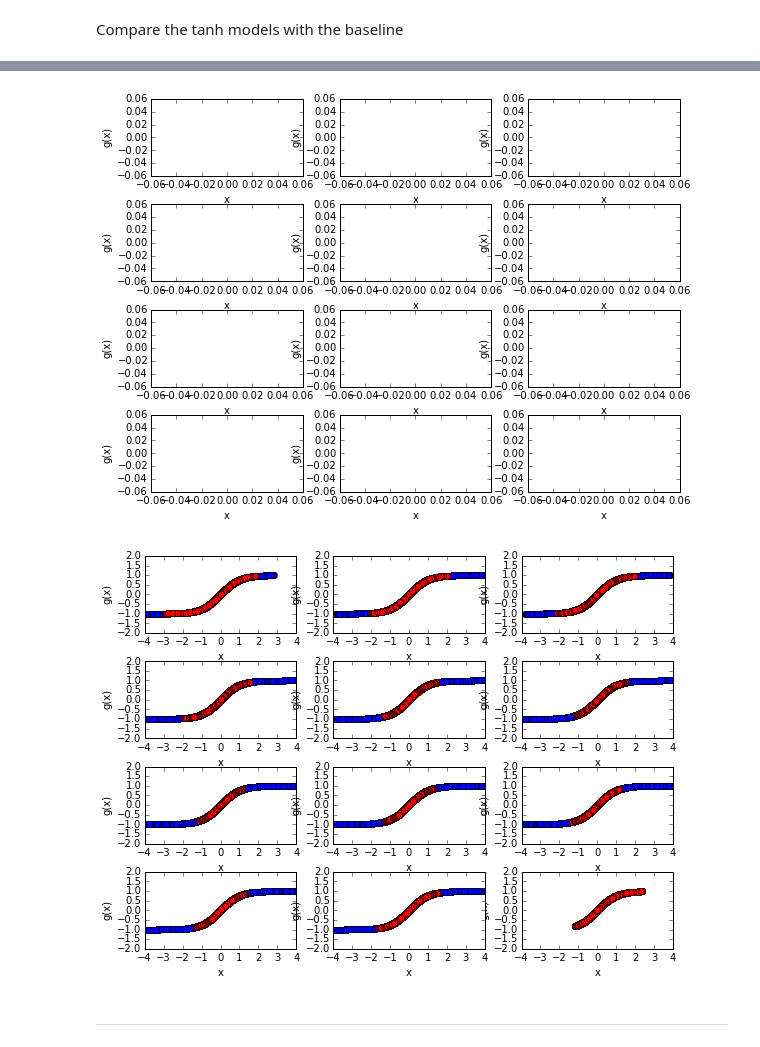
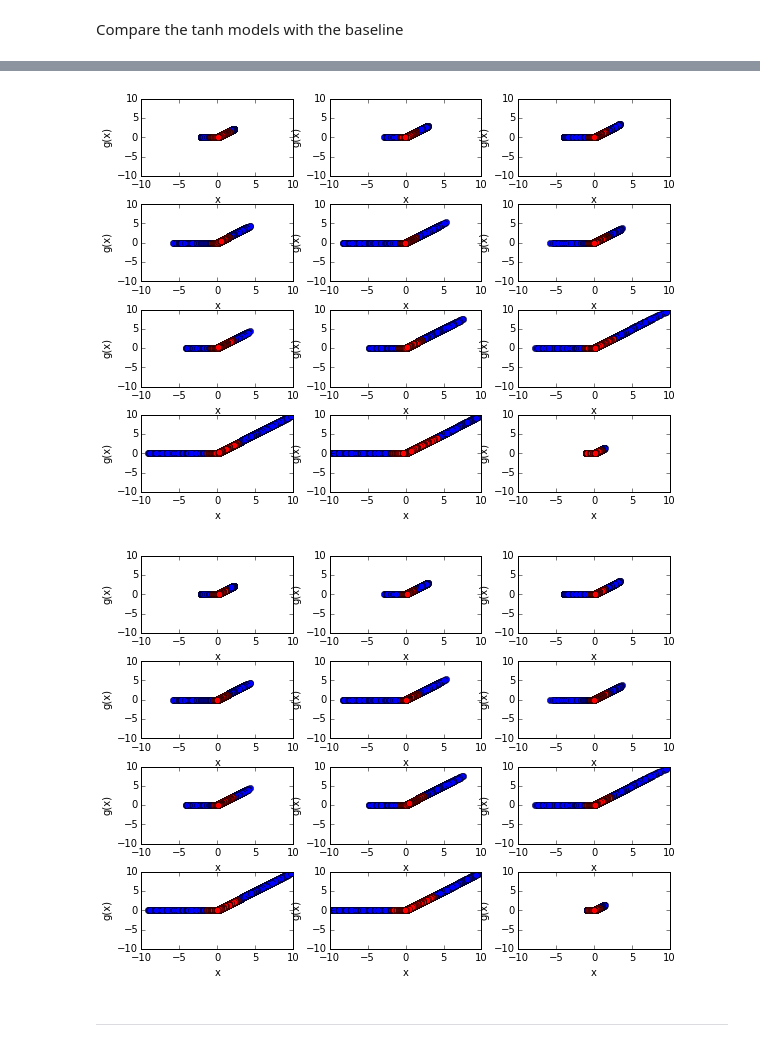
Before and after one commit to christopher-beckham/msc, a Jupyter notebook: experiments/lasagne_additions/skip_layers.ipynb, the cells around one changed output, grey strips where cells are left out. Drawn from its saved outputs; the diff is of its cells as text; code cells hidden in the pictures.

```diff
--- a/experiments/lasagne_additions/skip_layers.ipynb
+++ b/experiments/lasagne_additions/skip_layers.ipynb
@@ -347,4 +456,4 @@ epoch,train_loss,valid_loss,time
 # %%
-skip_check = False
+skip_check = True
 # %%
 if skip_check or os.environ["HOSTNAME"] == "cuda4.rdgi.polymtl.ca":
@@ -456,16 +606,16 @@ fig.tight_layout()
 for i in range(0,4*3):
     plt.subplot(4,3,i)
     plt.figure
-    plt.xlim(-4, 4)
-    plt.ylim(-2, 2)
+    plt.xlim(-10, 10)
+    plt.ylim(-10, 10)
     plt.ylabel("g(x)")
     plt.xlabel("x")
     plt.plot(
-        tanh_models[0.0]["outs_without_nonlinearity"](X_train.get_value()[0:100])[i].flatten(),
-        tanh_models[0.0]["outs_with_nonlinearity"](X_train.get_value()[0:100])[i].flatten(),
+        models["relu"][0.0]["outs_without_nonlinearity"](X_train.get_value()[0:100])[i].flatten(),
+        models["relu"][0.0]["outs_with_nonlinearity"](X_train.get_value()[0:100])[i].flatten(),
         "bo",
-        tanh_models[0.25]["outs_without_nonlinearity"](X_train.get_value()[0:100])[i].flatten(),
-        tanh_models[0.25]["outs_with_nonlinearity"](X_train.get_value()[0:100])[i].flatten(),
+        models["relu"][0.25]["outs_without_nonlinearity"](X_train.get_value()[0:100])[i].flatten(),
+        models["relu"][0.25]["outs_with_nonlinearity"](X_train.get_value()[0:100])[i].flatten(),
         "ro",
     )
 # %% [output]
@@ -475,37 +625,40 @@ fig, axes = plt.subplots(nrows=4, ncols=3, figsize=(8,6))
 fig.tight_layout()
 for i in range(0,4*3):
     plt.subplot(4,3,i)
-    #plt.xlim(-4, 4)
-    #plt.ylim(-2, 2)
+    plt.xlim(-10, 10)
+    plt.ylim(-10, 10)
     plt.ylabel("g(x)")
     plt.xlabel("x")
     plt.plot(
-        tanh_models[0.5]["outs_without_nonlinearity"](X_train.get_value()[0:100])[i].flatten(),
-        tanh_models[0.5]["outs_with_nonlinearity"](X_train.get_value()[0:100])[i].flatten(),
-        "bo"
+        models["relu"][0.0]["outs_without_nonlinearity"](X_train.get_value()[0:100])[i].flatten(),
+        models["relu"][0.0]["outs_with_nonlinearity"](X_train.get_value()[0:100])[i].flatten(),
+        "bo",
+        models["relu"][0.5]["outs_without_nonlinearity"](X_train.get_value()[0:100])[i].flatten(),
+        models["relu"][0.5]["outs_with_nonlinearity"](X_train.get_value()[0:100])[i].flatten(),
+        "ro",
     )
 # %% [output]
-[figure, old version]
+[figure, new version]
 # %%
 fig, axes = plt.subplots(nrows=4, ncols=3, figsize=(8,6))
 fig.tight_layout()
 for i in range(0,4*3):
     plt.subplot(4,3,i)
     plt.figure
-    plt.xlim(-4, 4)
-    plt.ylim(-2, 2)
+    plt.xlim(-10, 10)
+    plt.ylim(-10, 10)
     plt.ylabel("g(x)")
     plt.xlabel("x")
     plt.plot(
-        tanh_models[0.0]["outs_without_nonlinearity"](X_train.get_value()[0:100])[i].flatten(),
-        tanh_models[0.0]["outs_with_nonlinearity"](X_train.get_value()[0:100])[i].flatten(),
+        models["relu"][0.0]["outs_without_nonlinearity"](X_train.get_value()[0:100])[i].flatten(),
+        models["relu"][0.0]["outs_with_nonlinearity"](X_train.get_value()[0:100])[i].flatten(),
         "bo",
-        tanh_models[0.75]["outs_without_nonlinearity"](X_train.get_value()[0:100])[i].flatten(),
-        tanh_models[0.75]["outs_with_nonlinearity"](X_train.get_value()[0:100])[i].flatten(),
+        models["relu"][0.75]["outs_without_nonlinearity"](X_train.get_value()[0:100])[i].flatten(),
+        models["relu"][0.75]["outs_with_nonlinearity"](X_train.get_value()[0:100])[i].flatten(),
         "ro",
     )
 # %% [output]
-[figure, old version]
+[figure, new version]
 # %% [markdown]
 ----
 # %%
```
Also changed, not shown: parts of 20 cells of this notebook, 1 other file.
